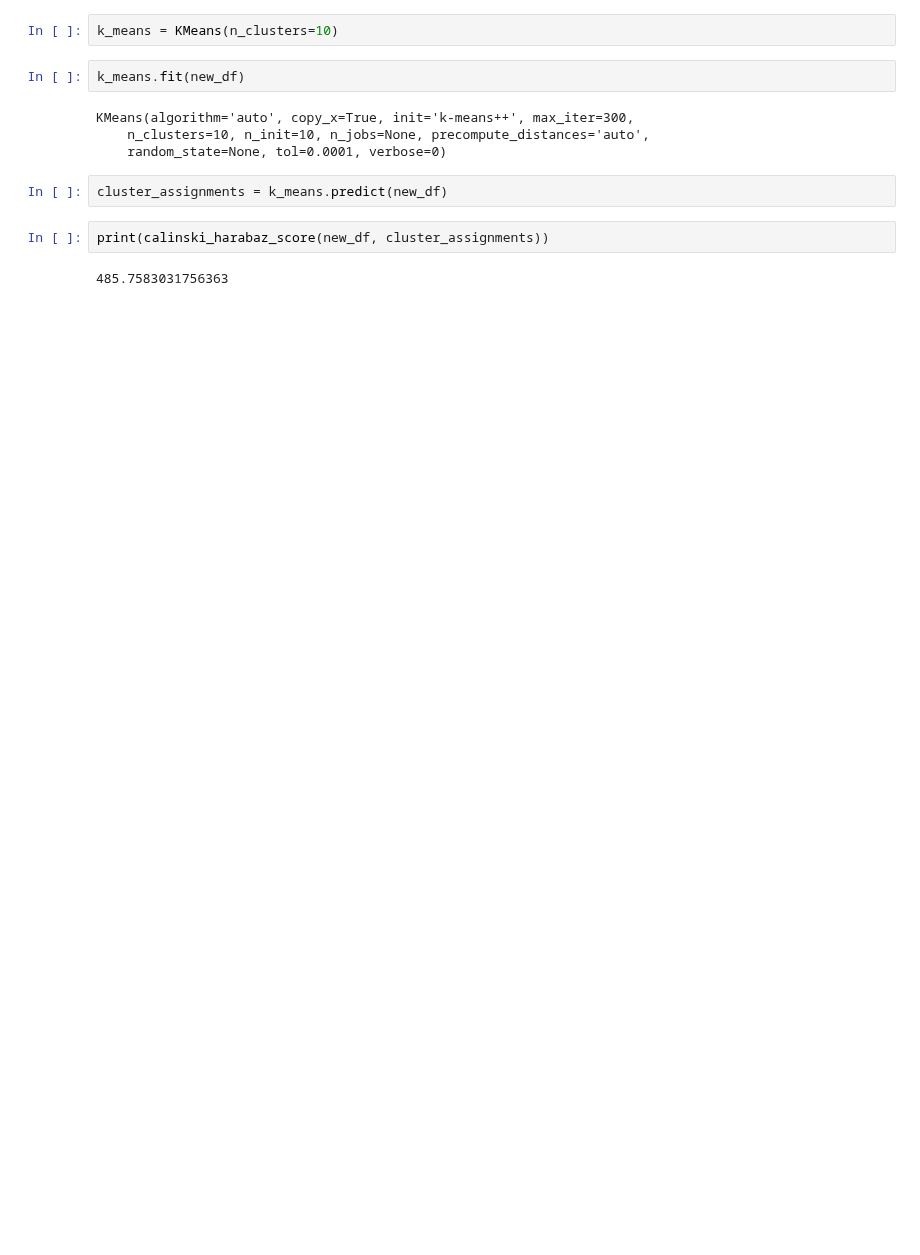
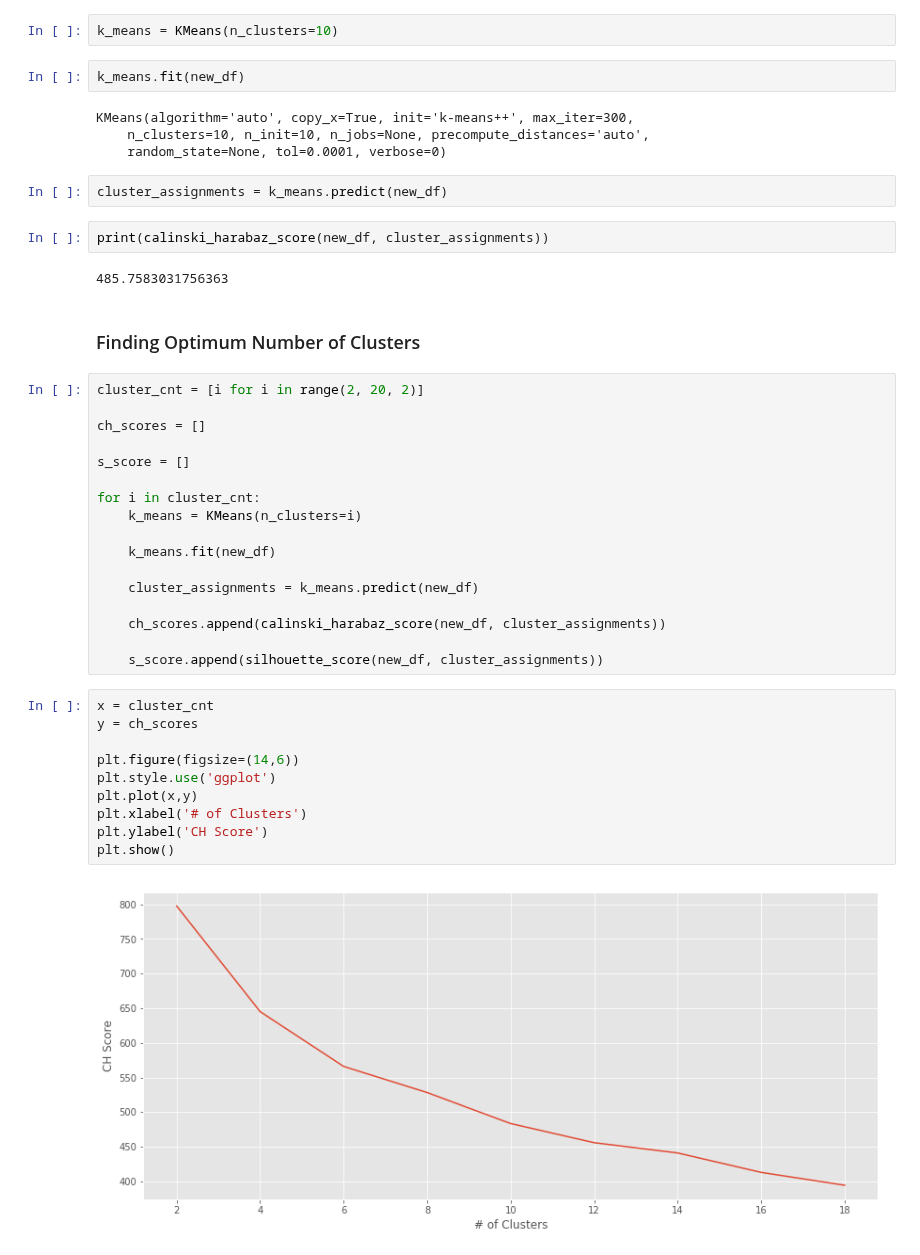
Before and after one commit to marcosan93/AI-Matchmaker, a Jupyter notebook: Clustering-Profiles.ipynb, the cells around one changed output. Drawn from its saved outputs; the diff is of its cells as text; blank space fills up the shorter version.

```diff
--- a/Clustering-Profiles.ipynb
+++ b/Clustering-Profiles.ipynb
@@ -106,3 +108,34 @@ cluster_assignments = k_means.predict(new_df)
 print(calinski_harabaz_score(new_df, cluster_assignments))
 # %% [output]
 485.7583031756363
+# %% [markdown]
+### Finding Optimum Number of Clusters
+# %%
+cluster_cnt = [i for i in range(2, 20, 2)]
+
+ch_scores = []
+
+s_score = []
+
+for i in cluster_cnt:
+    k_means = KMeans(n_clusters=i)
+
+    k_means.fit(new_df)
+
+    cluster_assignments = k_means.predict(new_df)
+
+    ch_scores.append(calinski_harabaz_score(new_df, cluster_assignments))
+
+    s_score.append(silhouette_score(new_df, cluster_assignments))
+# %%
+x = cluster_cnt
+y = ch_scores
+
+plt.figure(figsize=(14,6))
+plt.style.use('ggplot')
+plt.plot(x,y)
+plt.xlabel('# of Clusters')
+plt.ylabel('CH Score')
+plt.show()
+# %% [output]
+[figure, added]
```
Also changed, not shown: parts of 3 cells of this notebook.
